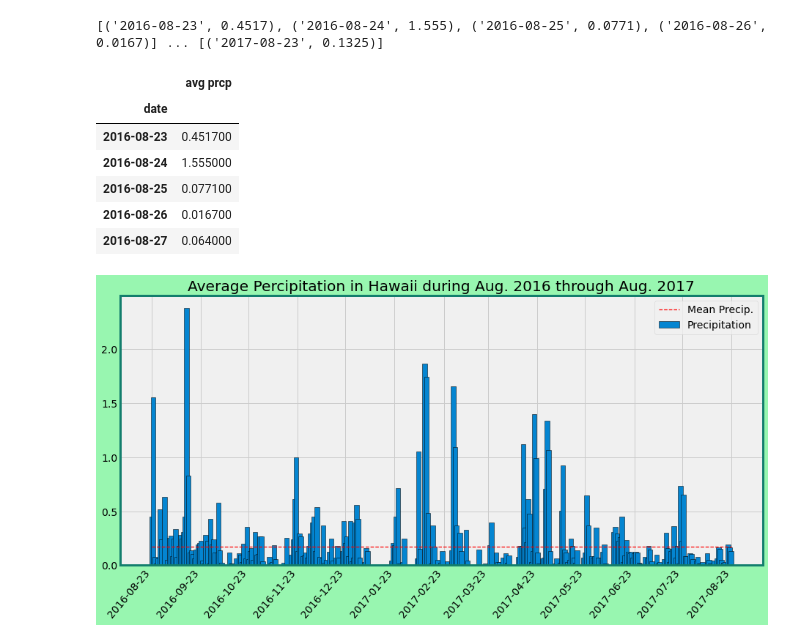
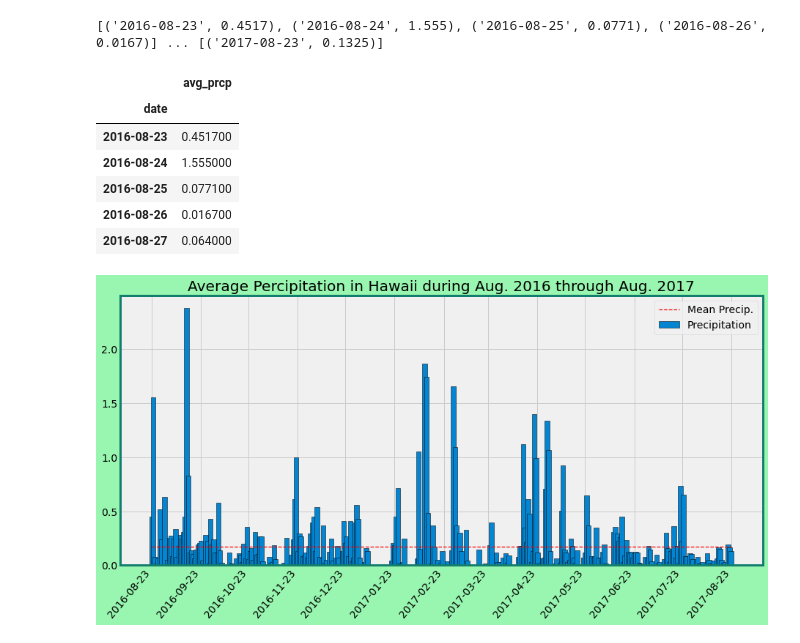
Before and after one commit to maxkrueger96/sqlalchemy-challenge, a Jupyter notebook: analysis.ipynb, the cells around one changed output. Saved outputs shown, nothing was run; the diff lists cells and outputs as text; code cells hidden in the pictures.

```diff
--- a/analysis.ipynb
+++ b/analysis.ipynb
@@ -115,14 +115,13 @@ print(f"{p_scores[0:4]} ... [{p_scores[-1]}]")
 # %%
 # Save the query results as a Pandas DataFrame and set the index to the date column
 p_df = pd.read_sql_query(p_scores.statement,engine)
 p_df.set_index("date",inplace=True)
-p_df.rename(columns={"round_1": "avg prcp"},inplace=True)
-
+p_df.rename(columns={"round_1":"avg_prcp"},inplace=True)
 # Sort the dataframe by date
 p_df.sort_values("date")
 p_df.head(5).style
 # %% [output]
-|  | avg prcp |
+|  | avg_prcp |
 | date |  |
 | 2016-08-23 | 0.451700 |
 | 2016-08-24 | 1.555000 |
```
Also changed, not shown: parts of 5 cells of this notebook, 1 other file.
